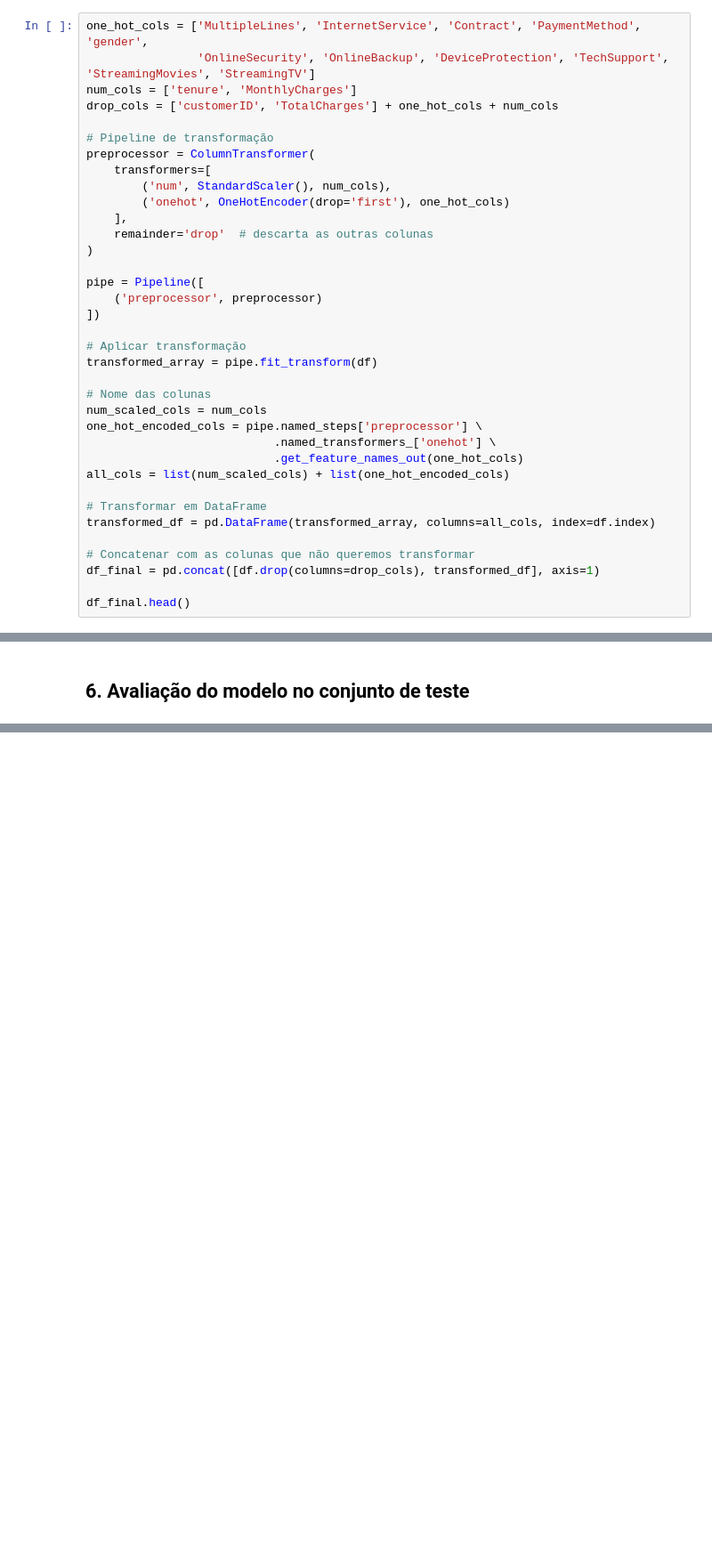
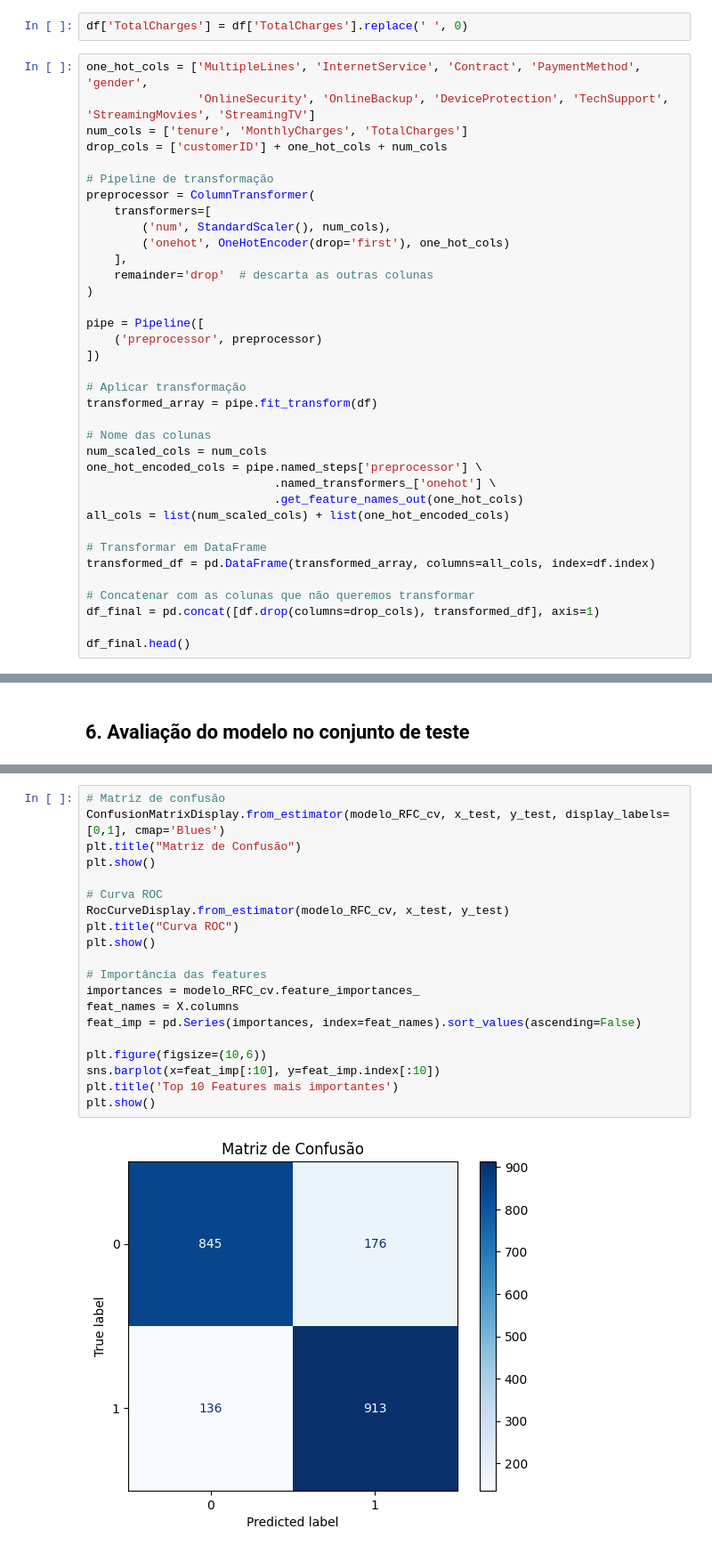
Before and after one commit to ksantanac/churn-ml-model, a Jupyter notebook: src/RandomForest/telecom_predict_forest.ipynb, the cells around one changed output, grey strips where cells are left out. Shown at 89% size. Drawn from its saved outputs; the diff is of its cells as text; blank space fills up the shorter version.

```diff
--- a/src/RandomForest/telecom_predict_forest.ipynb
+++ b/src/RandomForest/telecom_predict_forest.ipynb
@@ -100,11 +135,13 @@ df.head()
 | 2 | 3668-QPYBK | Male | 0 | 0 | 0 | 2 | 1 | No | ... |
 | 3 | 7795-CFOCW | Male | 0 | 0 | 0 | 45 | 0 | No phone service | ... |
 | 4 | 9237-HQITU | Female | 0 | 0 | 0 | 2 | 1 | No | ... |
+# %%
+df['TotalCharges'] = df['TotalCharges'].replace(' ', 0)
 # %%
 one_hot_cols = ['MultipleLines', 'InternetService', 'Contract', 'PaymentMethod', 'gender',
                 'OnlineSecurity', 'OnlineBackup', 'DeviceProtection', 'TechSupport', 'StreamingMovies', 'StreamingTV']
-num_cols = ['tenure', 'MonthlyCharges']
-drop_cols = ['customerID', 'TotalCharges'] + one_hot_cols + num_cols
+num_cols = ['tenure', 'MonthlyCharges', 'TotalCharges']
+drop_cols = ['customerID'] + one_hot_cols + num_cols
 
 # Pipeline de transformação
 preprocessor = ColumnTransformer(
@@ -251,0 +311,22 @@ weighted avg       0.83      0.83      0.83      2070
+# %%
+# Matriz de confusão
+ConfusionMatrixDisplay.from_estimator(modelo_RFC_cv, x_test, y_test, display_labels=[0,1], cmap='Blues')
+plt.title("Matriz de Confusão")
+plt.show()
+
+# Curva ROC
+RocCurveDisplay.from_estimator(modelo_RFC_cv, x_test, y_test)
+plt.title("Curva ROC")
+plt.show()
+
+# Importância das features
+importances = modelo_RFC_cv.feature_importances_
+feat_names = X.columns
+feat_imp = pd.Series(importances, index=feat_names).sort_values(ascending=False)
+
+plt.figure(figsize=(10,6))
+sns.barplot(x=feat_imp[:10], y=feat_imp.index[:10])
+plt.title('Top 10 Features mais importantes')
+plt.show()
+# %% [output]
+[figure, added]
```
Also changed, not shown: parts of 13 cells of this notebook.
